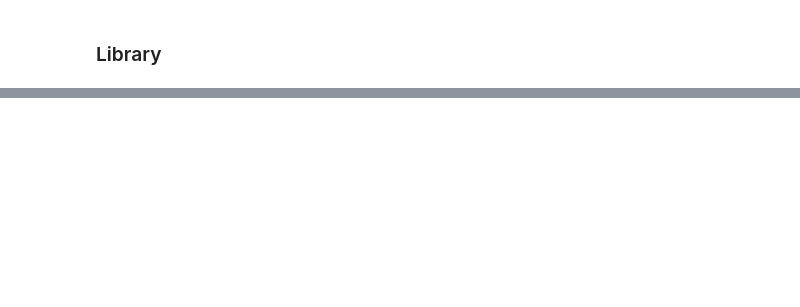
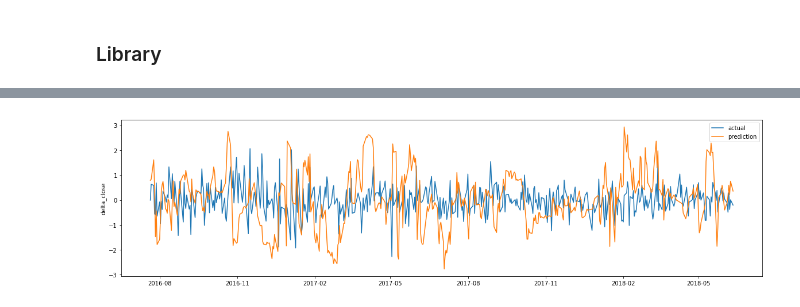
Before and after one commit to tosshi0219/fx, a Jupyter notebook: jupyter/learning_neuralnetwork.ipynb, the cells around one changed output, grey strips where cells are left out. Saved outputs shown, nothing was run; the diff lists cells and outputs as text; code cells hidden in the pictures; blank space fills up the shorter version.

```diff
--- a/jupyter/learning_neuralnetwork.ipynb
+++ b/jupyter/learning_neuralnetwork.ipynb
@@ -131,0 +197,9 @@ plt.grid()
+# %%
+plt.figure(figsize = (20,5))
+plt.plot(df_std[pos:-1 * (look_back + pred_length)].index, y_test, label = 'actual')
+plt.plot(df_std[pos:-1 * (look_back + pred_length)].index, y_test_pred, label = 'prediction')
+plt.ylabel('delta_close')
+plt.legend()
+plt.show()
+# %% [output]
+[figure, added]
```
Also changed, not shown: parts of 16 cells of this notebook.
